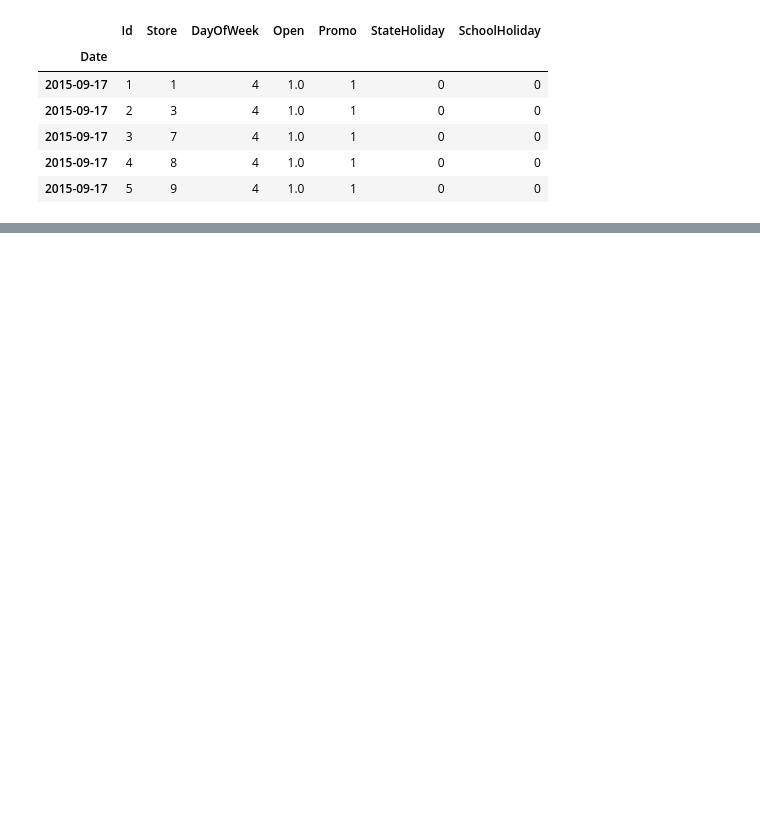
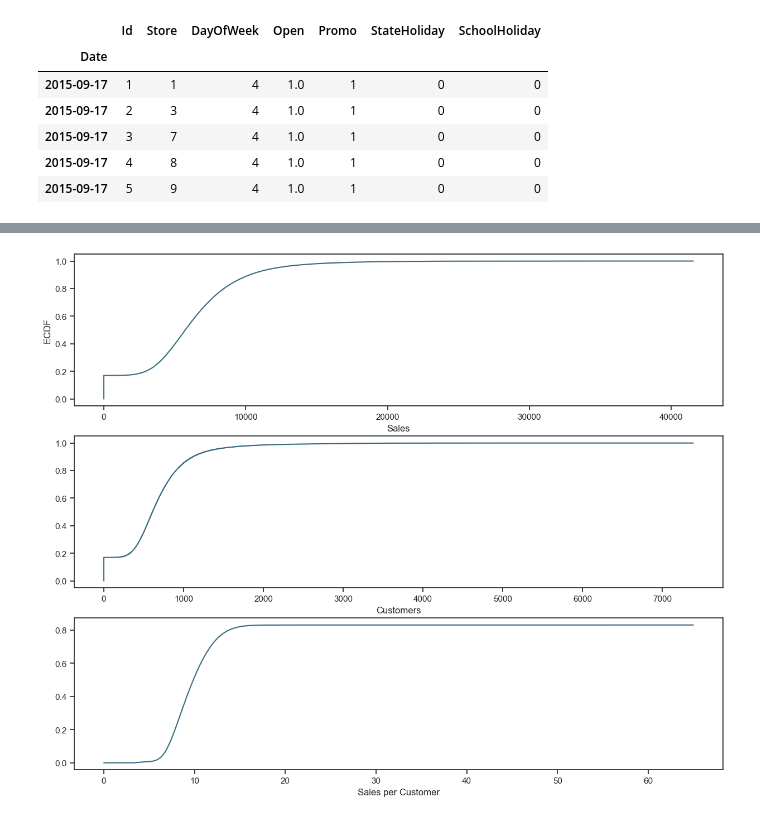
Before and after one commit to factorwonk/complexica_rossman, a Jupyter notebook: rossman-eda.ipynb, the cells around one changed output, grey strips where cells are left out. Saved outputs shown, nothing was run; the diff lists cells and outputs as text; code cells hidden in the pictures; blank space fills up the shorter version.

```diff
--- a/rossman-eda.ipynb
+++ b/rossman-eda.ipynb
@@ -48,0 +106,10 @@ test_df.head()
+# %%
+# Data Extraction
+train_df['Year'] = train_df.index.year
+train_df['Month'] = train_df.index.month
+train_df['Day'] = train_df.index.day
+train_df['DayName'] = train_df.index.day_name()
+train_df['WeekofYr'] = train_df.index.weekofyear
+train_df['DayofYr'] = train_df.index.day_of_year
+train_df['DayofWk'] = train_df.index.day_of_week
+train_df.tail(10)
@@ -48,0 +129,3 @@ test_df.head()
+# %%
+train_df['SalesPerCustomer'] = train_df.Sales/train_df.Customers
+train_df.head()
@@ -48,0 +152,23 @@ test_df.head()
+# %%
+sns.set(style = "ticks")# to format into seaborn
+c = '#386B7F' # basic color for plots
+plt.figure(figsize = (15, 12))
+
+plt.subplot(311)
+cdf = ECDF(train_df['Sales'])
+plt.plot(cdf.x, cdf.y, label = "statmodels", color = c);
+plt.xlabel('Sales'); plt.ylabel('ECDF');
+
+# plot second ECDF
+plt.subplot(312)
+cdf = ECDF(train_df['Customers'])
+plt.plot(cdf.x, cdf.y, label = "statmodels", color = c);
+plt.xlabel('Customers');
+
+# plot second ECDF
+plt.subplot(313)
+cdf = ECDF(train_df['SalesPerCustomer'])
+plt.plot(cdf.x, cdf.y, label = "statmodels", color = c);
+plt.xlabel('Sales per Customer');
+# %% [output]
+[figure, added]
```
Also changed, not shown: parts of 28 cells of this notebook.
